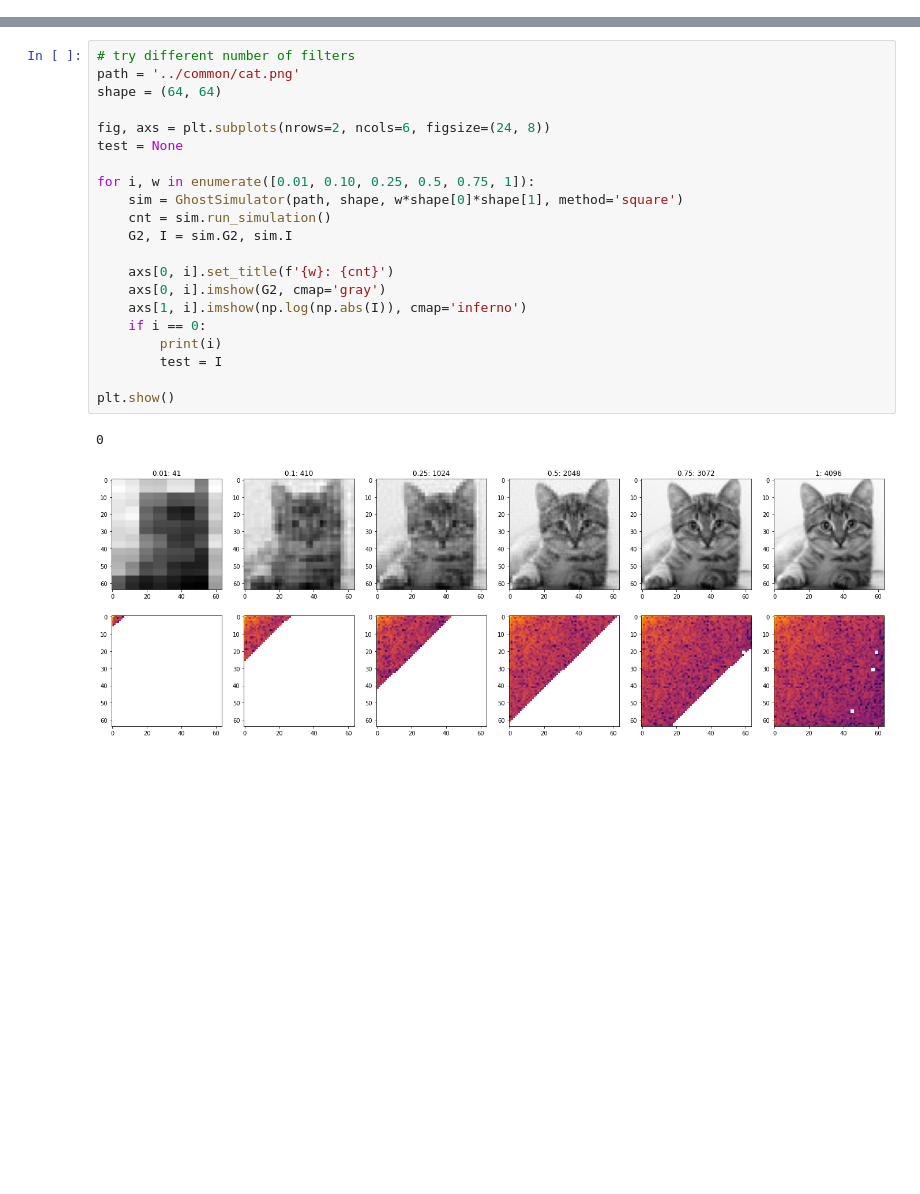
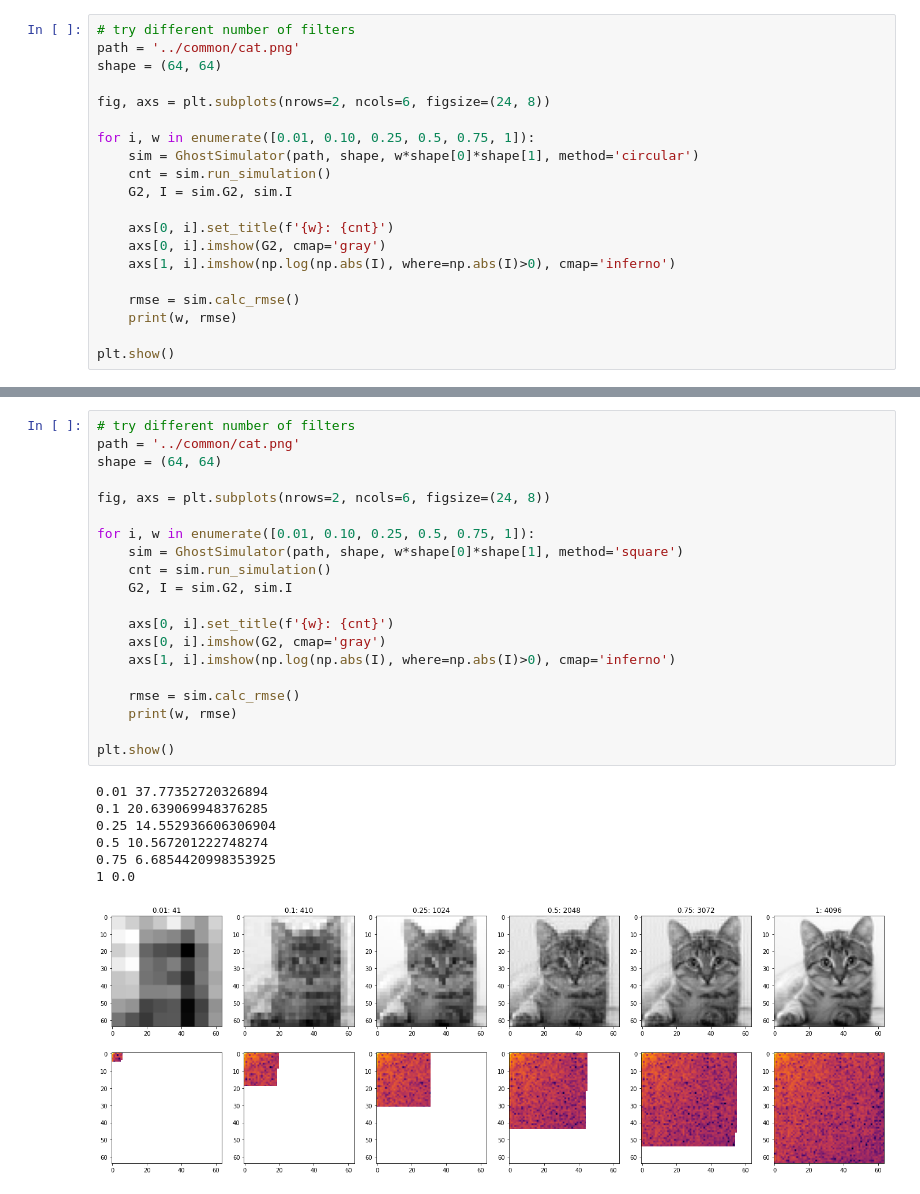
Before and after one commit to rstanuwijaya/jensen-lab-analysis, a Jupyter notebook: notebooks/gdi.ipynb, the cells around one changed output, grey strips where cells are left out. Cells and saved outputs as stored; diff of their text form; blank space fills up the shorter version.

```diff
--- a/notebooks/gdi.ipynb
+++ b/notebooks/gdi.ipynb
@@ -28,0 +76,20 @@ plt.show()
+# %%
+# try different number of filters
+path = '../common/cat.png'
+shape = (64, 64)
+
+fig, axs = plt.subplots(nrows=2, ncols=6, figsize=(24, 8))
+
+for i, w in enumerate([0.01, 0.10, 0.25, 0.5, 0.75, 1]):
+    sim = GhostSimulator(path, shape, w*shape[0]*shape[1], method='circular')
+    cnt = sim.run_simulation()
+    G2, I = sim.G2, sim.I
+
+    axs[0, i].set_title(f'{w}: {cnt}')
+    axs[0, i].imshow(G2, cmap='gray')
+    axs[1, i].imshow(np.log(np.abs(I), where=np.abs(I)>0), cmap='inferno')
+
+    rmse = sim.calc_rmse()
+    print(w, rmse)
+
+plt.show()
@@ -29,24 +104,28 @@ plt.show()
 # %%
 # try different number of filters
 path = '../common/cat.png'
 shape = (64, 64)
 
 fig, axs = plt.subplots(nrows=2, ncols=6, figsize=(24, 8))
-test = None
 
 for i, w in enumerate([0.01, 0.10, 0.25, 0.5, 0.75, 1]):
     sim = GhostSimulator(path, shape, w*shape[0]*shape[1], method='square')
     cnt = sim.run_simulation()
     G2, I = sim.G2, sim.I
 
     axs[0, i].set_title(f'{w}: {cnt}')
     axs[0, i].imshow(G2, cmap='gray')
-    axs[1, i].imshow(np.log(np.abs(I)), cmap='inferno')
-    if i == 0:
-        print(i)
-        test = I
+    axs[1, i].imshow(np.log(np.abs(I), where=np.abs(I)>0), cmap='inferno')
+
+    rmse = sim.calc_rmse()
+    print(w, rmse)
 
 plt.show()
 # %% [output]
-0
+0.01 37.77352720326894
+0.1 20.639069948376285
+0.25 14.552936606306904
+0.5 10.567201222748274
+0.75 6.6854420998353925
+1 0.0
-[figure, old version]
+[figure, new version]
```
Also changed, not shown: parts of 4 cells of this notebook, 2 other files.
